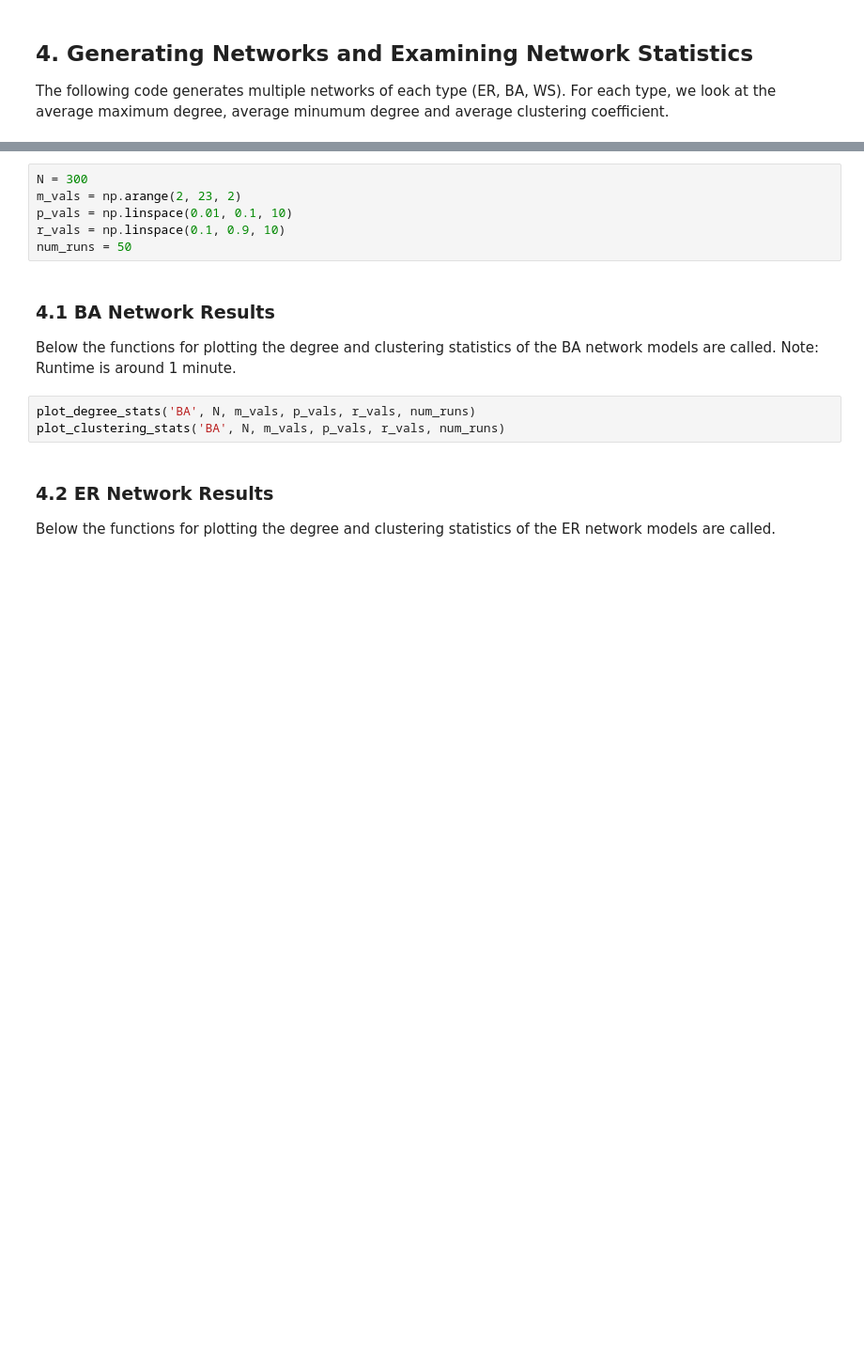
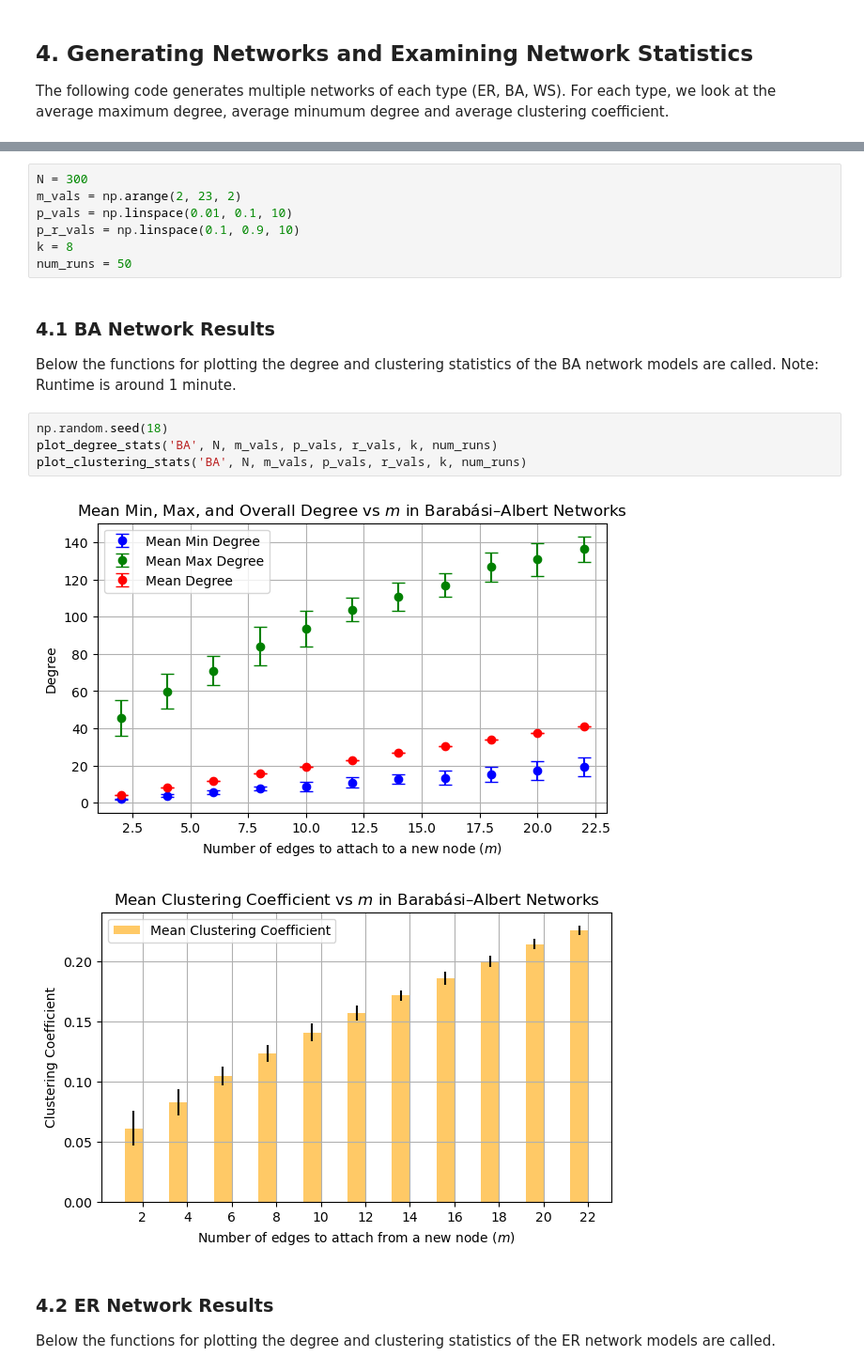
Before and after one commit to marv50/farv, a Jupyter notebook: Intro_Assignment_2.ipynb, the cells around one changed output, grey strips where cells are left out. Shown at 94% size. Drawn from its saved outputs; the diff is of its cells as text; blank space fills up the shorter version.

```diff
--- a/Intro_Assignment_2.ipynb
+++ b/Intro_Assignment_2.ipynb
@@ -1865,14 +1888,19 @@ def plot_clustering_stats(nettype, N, m_vals, p_vals, r_vals, num_runs):
 N = 300
 m_vals = np.arange(2, 23, 2)
 p_vals = np.linspace(0.01, 0.1, 10)
-r_vals = np.linspace(0.1, 0.9, 10)
+p_r_vals = np.linspace(0.1, 0.9, 10)
+k = 8
 num_runs = 50
 # %% [markdown]
 ### 4.1 BA Network Results
 Below the functions for plotting the degree and clustering statistics of the BA network models are called. Note: Runtime is around 1 minute.
 # %%
-plot_degree_stats('BA', N, m_vals, p_vals, r_vals, num_runs)
-plot_clustering_stats('BA', N, m_vals, p_vals, r_vals, num_runs)
+np.random.seed(18)
+plot_degree_stats('BA', N, m_vals, p_vals, r_vals, k, num_runs)
+plot_clustering_stats('BA', N, m_vals, p_vals, r_vals, k, num_runs)
+# %% [output]
+[figure, added]
+[figure, added]
 # %% [markdown]
 ### 4.2 ER Network Results
 Below the functions for plotting the degree and clustering statistics of the ER network models are called.
```
Also changed, not shown: parts of 16 cells of this notebook.
